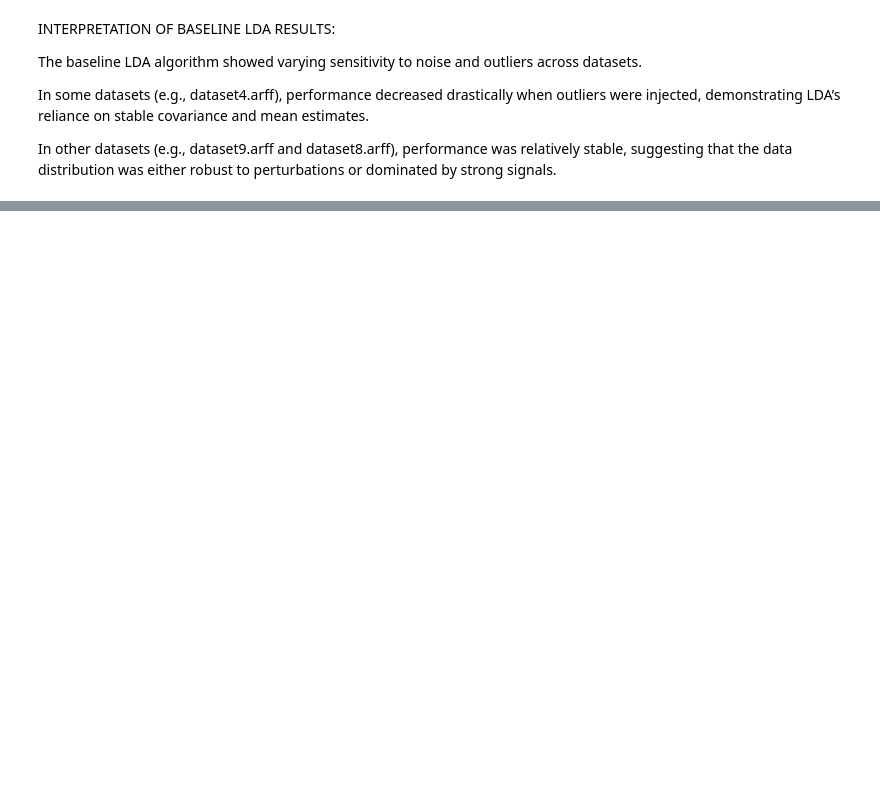
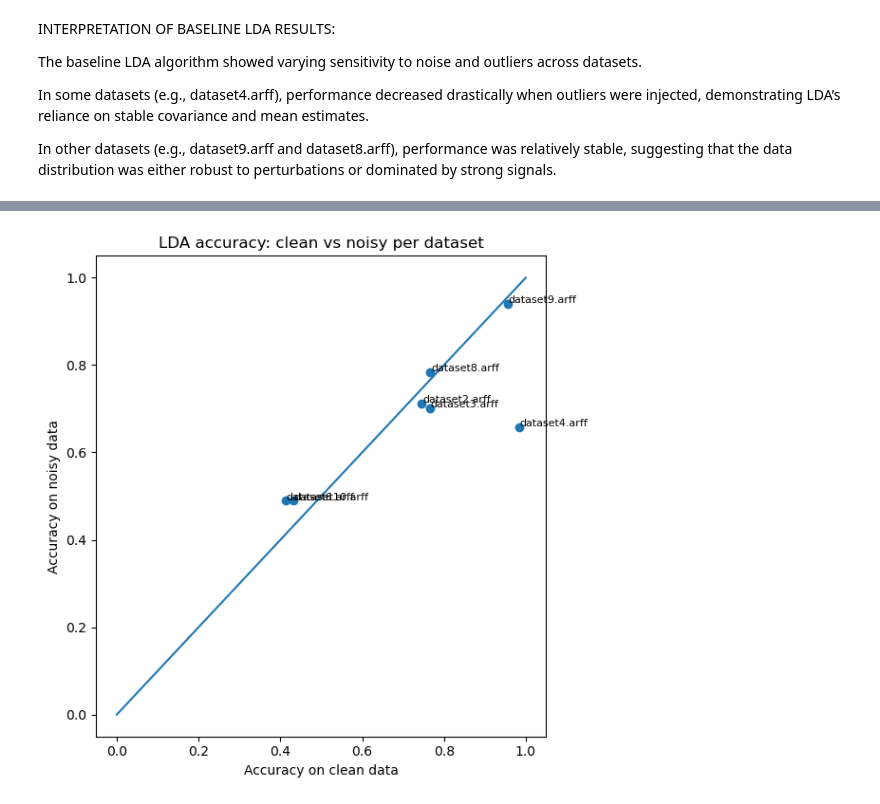
Before and after one commit to nnovajulian08/MLProject, a Jupyter notebook: project.ipynb, the cells around one changed output, grey strips where cells are left out. Saved outputs shown, nothing was run; the diff lists cells and outputs as text; code cells hidden in the pictures; blank space fills up the shorter version.

```diff
--- a/project.ipynb
+++ b/project.ipynb
@@ -380,0 +415,31 @@ In other datasets (e.g., dataset9.arff and dataset8.arff), performance was relat
+# %%
+import matplotlib.pyplot as plt
+import numpy as np
+
+# If your table is df_baseline with columns:
+# ["dataset", "acc_clean", "f1_clean", "acc_noisy", "f1_noisy"]
+
+plot_df = df_baseline.copy()
+
+fig, ax = plt.subplots(figsize=(6, 6))
+
+# Scatter: each point = one dataset
+ax.scatter(plot_df["acc_clean"], plot_df["acc_noisy"])
+
+# Add dataset labels
+for i, row in plot_df.iterrows():
+    ax.text(row["acc_clean"] + 0.002,
+            row["acc_noisy"] + 0.002,
+            row["dataset"],
+            fontsize=8)
+
+# Diagonal: where clean = noisy
+ax.plot([0, 1], [0, 1])
+
+ax.set_xlabel("Accuracy on clean data")
+ax.set_ylabel("Accuracy on noisy data")
+ax.set_title("LDA accuracy: clean vs noisy per dataset")
+plt.tight_layout()
+plt.show()
+# %% [output]
+[figure, added]
```
Also changed, not shown: parts of 26 cells of this notebook.
